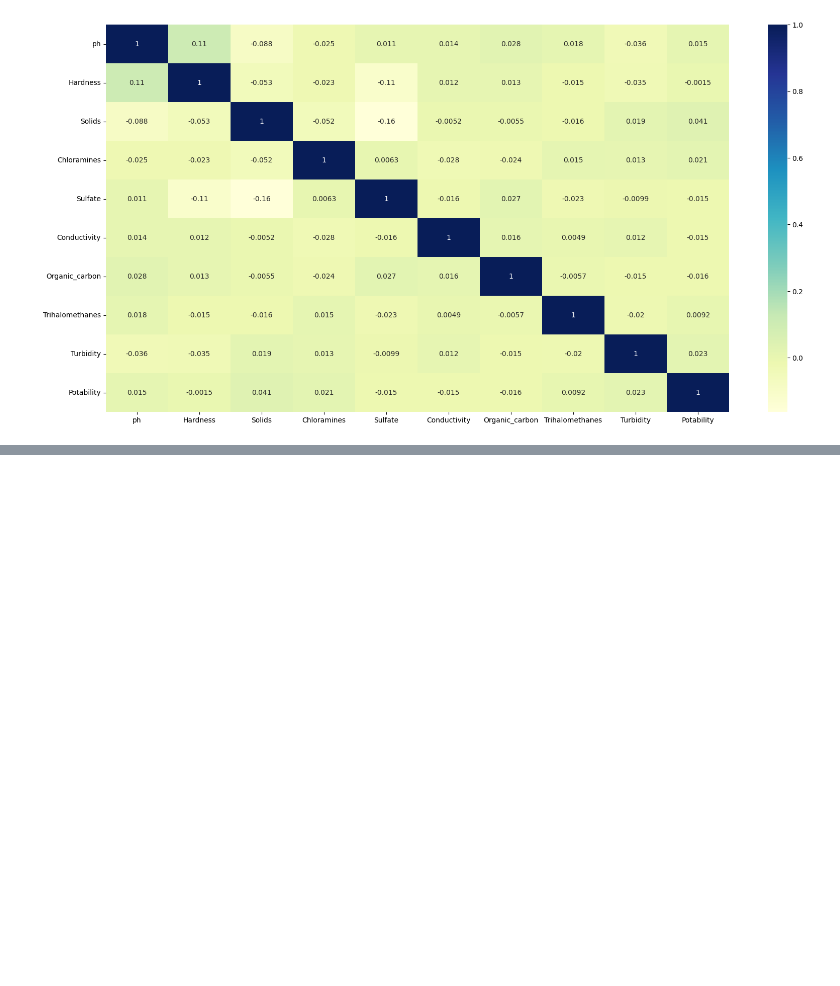
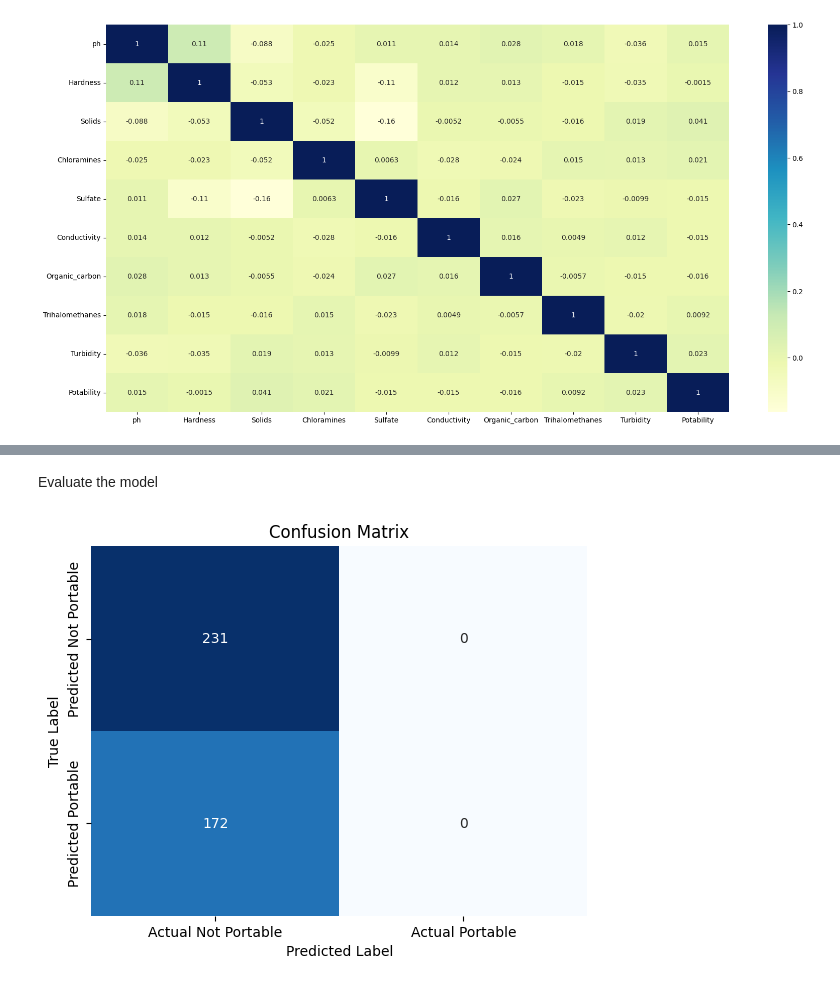
Before and after one commit to rahulbijoor/water-potability-prediction, a Jupyter notebook: water-potability-prediction.ipynb, the cells around one changed output, grey strips where cells are left out. Saved outputs shown, nothing was run; the diff lists cells and outputs as text; code cells hidden in the pictures; blank space fills up the shorter version.

Commit message:
logistic regression implementation

```diff
--- a/water-potability-prediction.ipynb
+++ b/water-potability-prediction.ipynb
@@ -145,0 +156,3 @@ plt.show()
+# %%
+X = data.iloc[:,:-1] #independent variables first to second last column
+y = data.iloc[:,-1] # dependent variable last column i.e. Portability
@@ -145,0 +174,19 @@ plt.show()
+# %%
+X_train, X_test, y_train, y_test = train_test_split(X, y, test_size=0.2, random_state=42)
+model = LogisticRegression()
+model.fit(X_train, y_train)
+predictions = model.predict(X_test)
+# %% [markdown]
+Evaluate the model
+# %%
+cm = confusion_matrix(y_test, predictions)
+
+sns.heatmap(cm, annot=True, fmt='d', cmap='Blues', cbar=False,
+            xticklabels=['Actual Not Portable', 'Actual Portable'],
+            yticklabels=['Predicted Not Portable', 'Predicted Portable'])
+plt.xlabel('Predicted Label')
+plt.ylabel('True Label')
+plt.title('Confusion Matrix')
+plt.show()
+# %% [output]
+[figure, added]
```
Also changed, not shown: parts of 5 cells of this notebook.
